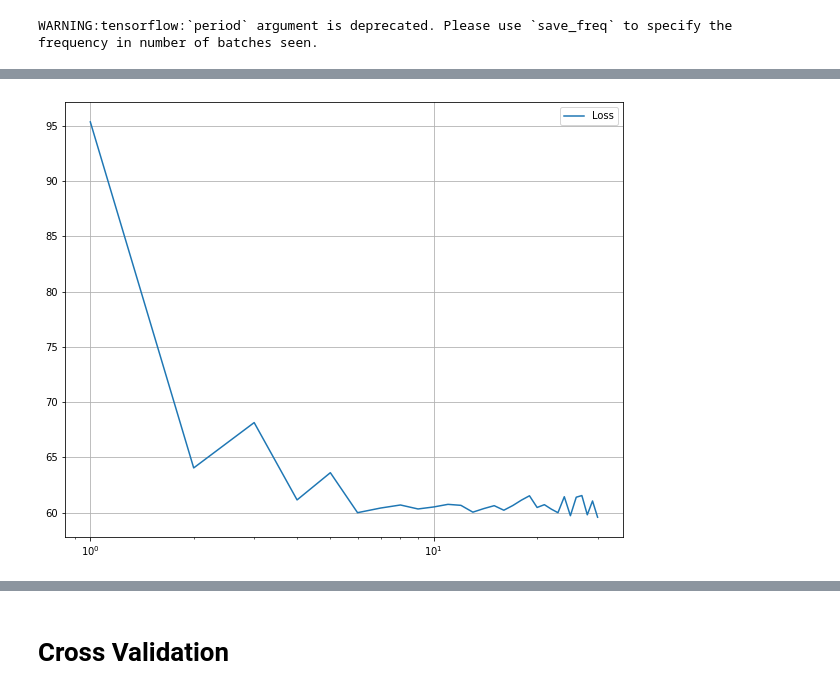
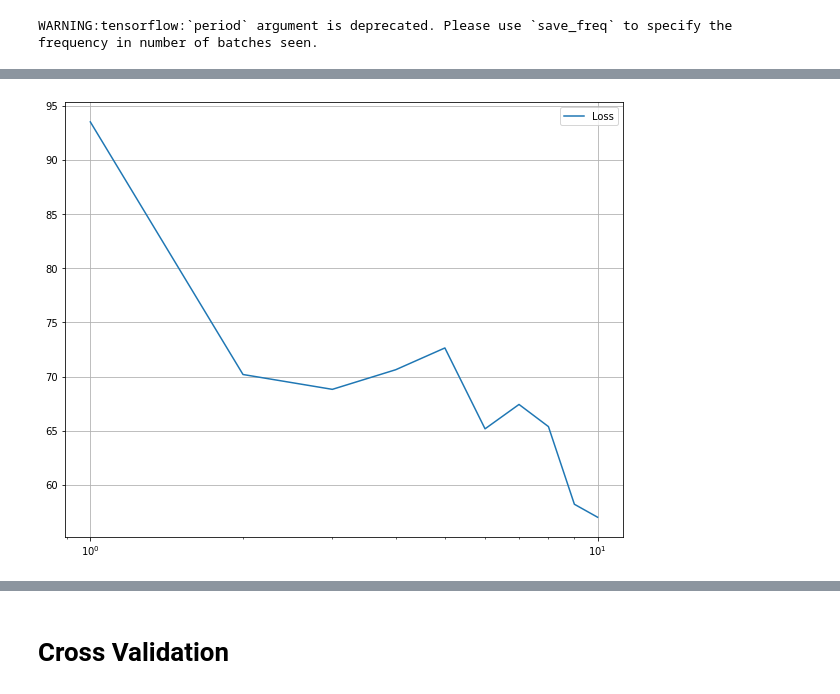
Before and after one commit to utkarsh0702/Projects, a Jupyter notebook: Milestone_Prediction.ipynb, the cells around one changed output, grey strips where cells are left out. Saved outputs shown, nothing was run; the diff lists cells and outputs as text; code cells hidden in the pictures.

```diff
--- a/Milestone_Prediction.ipynb
+++ b/Milestone_Prediction.ipynb
@@ -134,7 +131,7 @@ y_data.shape
 # %%
 from sklearn.model_selection import train_test_split
 # %%
-x_train, x_test, y_train, y_test= train_test_split(x_data_mod, y_data, test_size=0.1)
+x_train, x_test, y_train, y_test= train_test_split(x_data_mod, y_data, test_size=0.05)
 # x_train= x_train.reshape(90,16,1)
 # x_test= x_test.reshape(10,16,1)
 x_train= tf.convert_to_tensor(x_train, tf.float16)
@@ -156,22 +153,21 @@ np.random.seed(0)
 # %% [markdown]
 # Learning Rate Scheduling
 # %%
-
 keras.backend.clear_session()
 model= keras.models.Sequential([
-                              tf.keras.layers.Lambda(lambda x: tf.expand_dims(x,axis=-1), input_shape=[None]),
+                              # tf.keras.layers.Lambda(lambda x: tf.expand_dims(x,axis=-1), input_shape=[None]),
                               # keras.layers.Bidirectional(keras.layers.LSTM(32, return_sequences=True)),
                               # keras.layers.Bidirectional(keras.layers.LSTM(16, return_sequences=True)),
-                              keras.layers.Bidirectional(keras.layers.LSTM(8)),
-                              # keras.layers.Flatten(),
+                              # keras.layers.Bidirectional(keras.layers.LSTM(13)),
+                              # # keras.layers.Flatten(),
                               # keras.layers.Dense(256, activation='relu'),
                               # keras.layers.Dropout(0.2),
                               # keras.layers.Dense(64, activation='relu'),
                               # keras.layers.Dropout(0.4),
-                              # keras.layers.Dense(16, activation='relu'),
-                              # keras.layers.Dropout(0.6),
-                              keras.layers.Dense(13, activation='relu'),#, input_shape=(1,13)),
-                              keras.layers.Dense(13, activation='relu'),
+                              keras.layers.Dense(16, activation='relu', input_shape=(1,16)),
+                              keras.layers.Dropout(0.6),
+                              keras.layers.Dense(8, activation='relu'),
+                              keras.layers.Dense(4, activation='relu'),
                               keras.layers.Dense(1)
 ])
 
@@ -252,10 +248,10 @@ plt.grid(True)
 # %%
 keras.backend.clear_session()
 model= keras.models.Sequential([
-                              tf.keras.layers.Lambda(lambda x: tf.expand_dims(x,axis=-1), input_shape=[None]),
+                              # tf.keras.layers.Lambda(lambda x: tf.expand_dims(x,axis=-1), input_shape=[None]),
                               # keras.layers.Bidirectional(keras.layers.LSTM(32, return_sequences=True)),
                               # keras.layers.Bidirectional(keras.layers.LSTM(16, return_sequences=True)),
-                              keras.layers.Bidirectional(keras.layers.LSTM(8)),
+                              # keras.layers.Bidirectional(keras.layers.LSTM(13)),
                               # keras.layers.Flatten(),
                               # keras.layers.Dense(256, activation='relu'),
                               # keras.layers.Dropout(0.2),
@@ -263,8 +259,10 @@ model= keras.models.Sequential([
                               # keras.layers.Dropout(0.4),
                               # keras.layers.Dense(16, activation='relu'),
                               # keras.layers.Dropout(0.6),
-                              keras.layers.Dense(13, activation='relu'),#, input_shape=(1,13)),
-                              keras.layers.Dense(13, activation='relu'),
+                              keras.layers.Dense(16, activation='relu', input_shape=(1,16)),
+                              keras.layers.Dropout(0.6),
+                              keras.layers.Dense(8, activation='relu'),
+                              keras.layers.Dense(4, activation='relu'),
                               keras.layers.Dense(1)
 ])
 
@@ -299,5 +297,5 @@ checkpoint = tf.keras.callbacks.ModelCheckpoint("best_model.hdf5", monitor='loss
 # %% [output]
 WARNING:tensorflow:`period` argument is deprecated. Please use `save_freq` to specify the frequency in number of batches seen.
 # %%
-history= model.fit(x_train, y_train, epochs= 30, callbacks=[checkpoint])
+history= model.fit(x_train, y_train, epochs= 10, callbacks=[checkpoint])
 # %% [output]
@@ -321,10 +319,10 @@ Epoch 00030: loss improved from 59.71354 to 59.57555, saving model to best_model
 # %%
-epochs= range(1,31)
+epochs= range(1,11)
 plt.semilogx(epochs, history.history["loss"], label='Loss')
 plt.legend(loc='best')
 plt.grid(True)
 # %% [output]
-[figure, old version]
+[figure, new version]
 # %%
 model= tf.keras.models.load_model('best_model.hdf5')
 # %%
```
Also changed, not shown: parts of 14 cells of this notebook.
